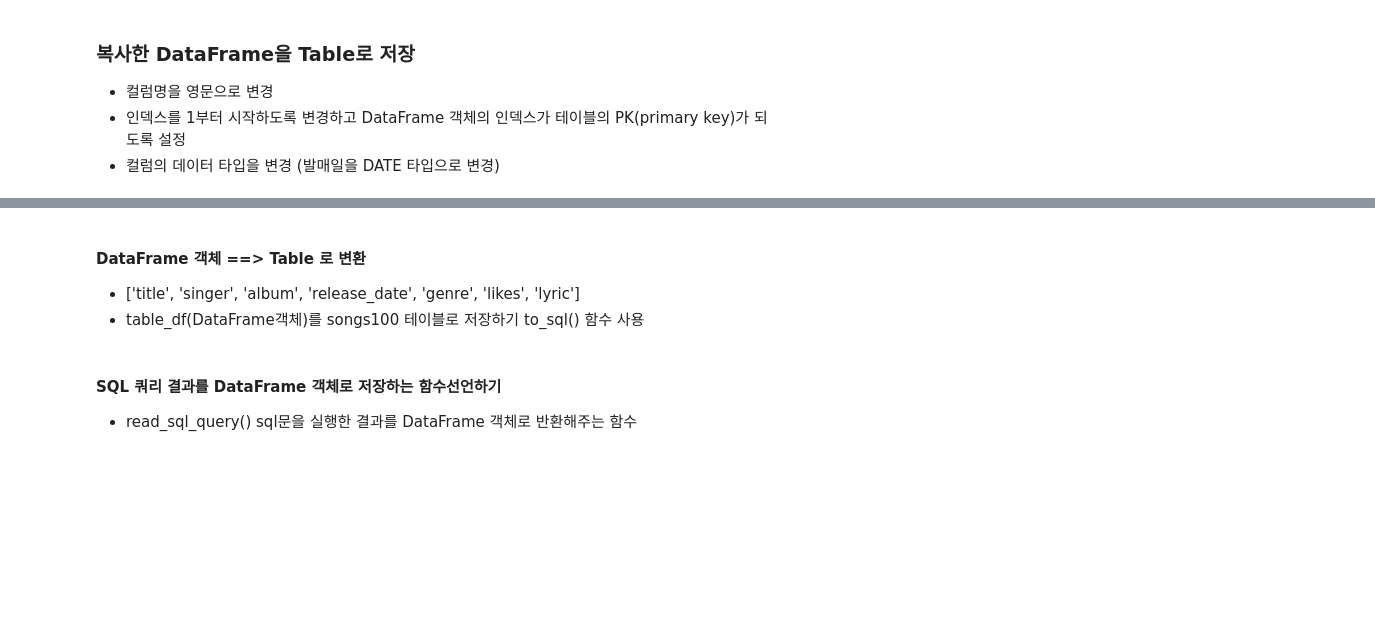
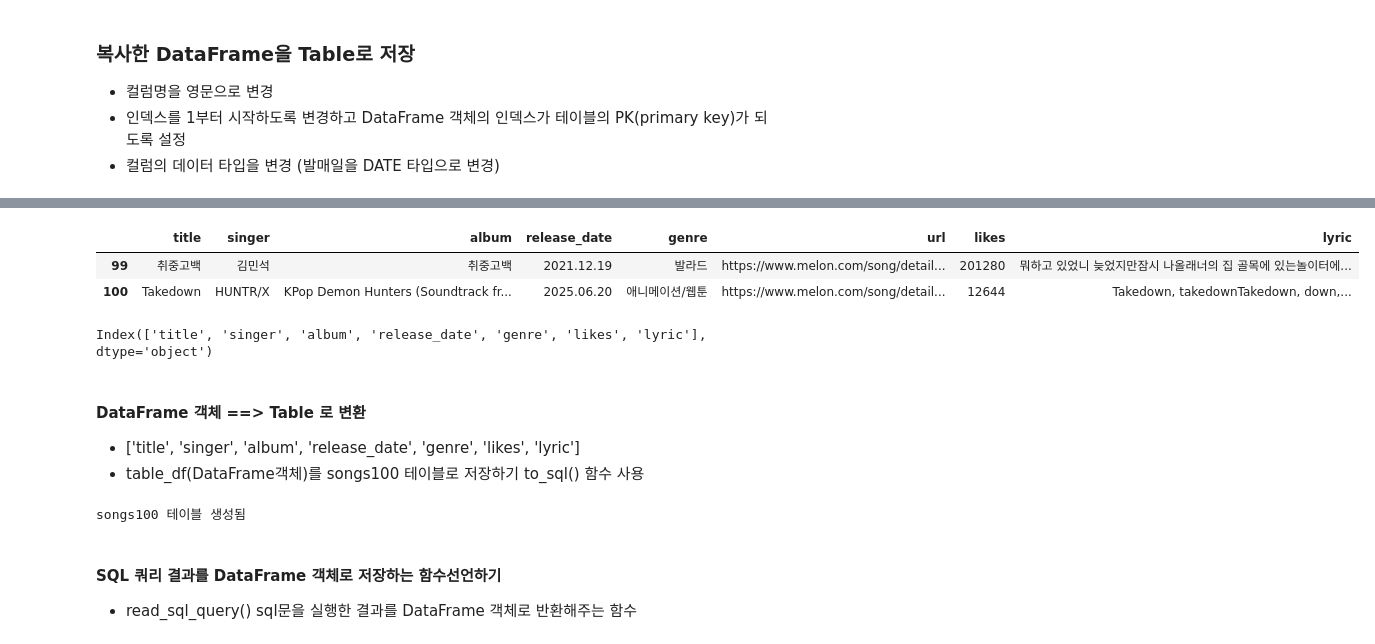
Before and after one commit to kbs0621/Python_WebScraping_Analysis, a Jupyter notebook: 04.Melon100차트_데이터파싱_DB저장.ipynb, the cells around one changed output, grey strips where cells are left out. Drawn from its saved outputs; the diff is of its cells as text; code cells hidden in the pictures; blank space fills up the shorter version.

```diff
--- a/04.Melon100차트_데이터파싱_DB저장.ipynb
+++ b/04.Melon100차트_데이터파싱_DB저장.ipynb
@@ -358,7 +441,7 @@ Required-by:
 # %%
 #index 값의 1 부터 시작하도록 설정
-# import numpy as np
+import numpy as np
 
 #index 변경
-# table_df.index = np.arange(1, len(table_df)+1)
-# table_df.index
+table_df.index = np.arange(1, len(table_df)+1)
+table_df.index
@@ -367,2 +458,8 @@ Required-by:
+# %%
+table_df.tail(2)
+# %% [output]
+|  | title | singer | album | release_date | genre | url | likes | lyric |
+| 99 | 취중고백 | 김민석 | 취중고백 | 2021.12.19 | 발라드 | https://www.melon.com/song/detail... | 201280 | 뭐하고 있었니 늦었지만잠시 나올래너의 집 골목에 있는놀이터에... |
+| 100 | Takedown | HUNTR/X | KPop Demon Hunters (Soundtrack fr... | 2025.06.20 | 애니메이션/웹툰 | https://www.melon.com/song/detail... | 12644 | Takedown, takedownTakedown, down,... |
 # %%
 # url 컬럼 삭제하기 axis=1은 column, axis=0 은 Row
@@ -372,38 +467,44 @@ Required-by:
+# %%
+table_df.columns
+# %% [output]
+Index(['title', 'singer', 'album', 'release_date', 'genre', 'likes', 'lyric'], dtype='object')
 # %% [markdown]
 #### DataFrame 객체 ==> Table 로 변환
 * ['title', 'singer', 'album', 'release_date', 'genre', 'likes', 'lyric']
 * table_df(DataFrame객체)를 songs100 테이블로 저장하기 to_sql() 함수 사용
 # %%
-# import pymysql
-# import sqlalchemy
+import pymysql
+import sqlalchemy
 
-# pymysql.install_as_MySQLdb()
-# from sqlalchemy import create_engine
+pymysql.install_as_MySQLdb()
+from sqlalchemy import create_engine
 
-# engine = None
-# conn = None
-# try:
-    # engine = create_engine('mysql+pymysql://python:python@localhost:3306/python_db?charset=utf8mb4')
-    # conn = engine.connect()
+engine = None
+conn = None
+try:
+    engine = create_engine('mysql+pymysql://python:python@localhost:3306/python_db?charset=utf8mb4')
+    conn = engine.connect()
 
-#     table_df.to_sql(name='songs100', con=engine, if_exists='replace', index=True,\
-#                     index_label='id',
-#                     dtype={
-#                         'id':sqlalchemy.types.INTEGER(),
-#                         'title':sqlalchemy.types.VARCHAR(200),
-#                         'singer':sqlalchemy.types.VARCHAR(200),
-#                         'album':sqlalchemy.types.VARCHAR(200),
-#                         'release_date':sqlalchemy.types.DATE,
-#                         'genre':sqlalchemy.types.VARCHAR(200),
-#                         'likes':sqlalchemy.types.BigInteger,
-#                         'lyric':sqlalchemy.types.VARCHAR(5000)
-#                     })
-#     print('songs100 테이블 생성됨')
-# finally:
-#     if conn is not None:
-#         conn.close()
-#     if engine is not None:
-#         engine.dispose()
+    table_df.to_sql(name='songs100', con=engine, if_exists='replace', index=True,\
+                    index_label='id',
+                    dtype={
+                        'id':sqlalchemy.types.INTEGER(),
+                        'title':sqlalchemy.types.VARCHAR(200),
+                        'singer':sqlalchemy.types.VARCHAR(200),
+                        'album':sqlalchemy.types.VARCHAR(200),
+                        'release_date':sqlalchemy.types.DATE,
+                        'genre':sqlalchemy.types.VARCHAR(200),
+                        'likes':sqlalchemy.types.BigInteger, #BigInteger은 많은 정수형을 받을 때
+                        'lyric':sqlalchemy.types.VARCHAR(5000)
+                    })
+    print('songs100 테이블 생성됨')
+finally:
+    if conn is not None:
+        conn.close()
+    if engine is not None:
+        engine.dispose()
+# %% [output]
+songs100 테이블 생성됨
 # %% [markdown]
 #### SQL 쿼리 결과를 DataFrame 객체로 저장하는 함수선언하기
 * read_sql_query() sql문을 실행한 결과를 DataFrame 객체로 반환해주는 함수
```
Also changed, not shown: parts of 11 cells of this notebook, 1 other file.
